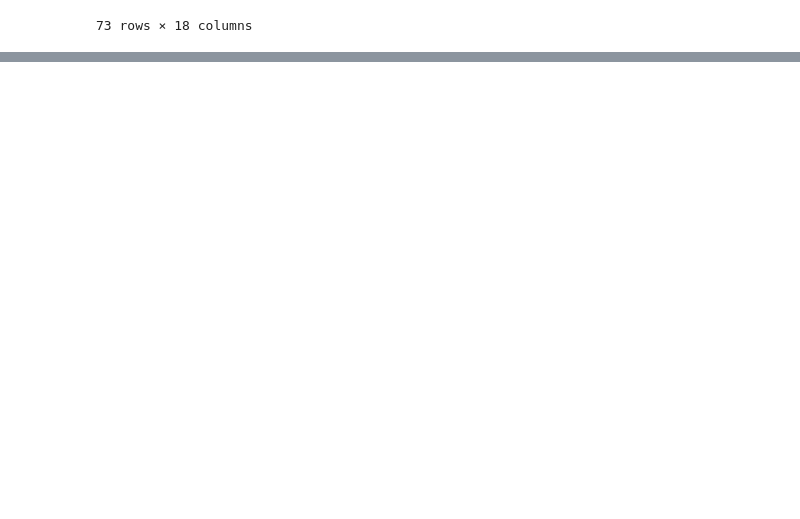
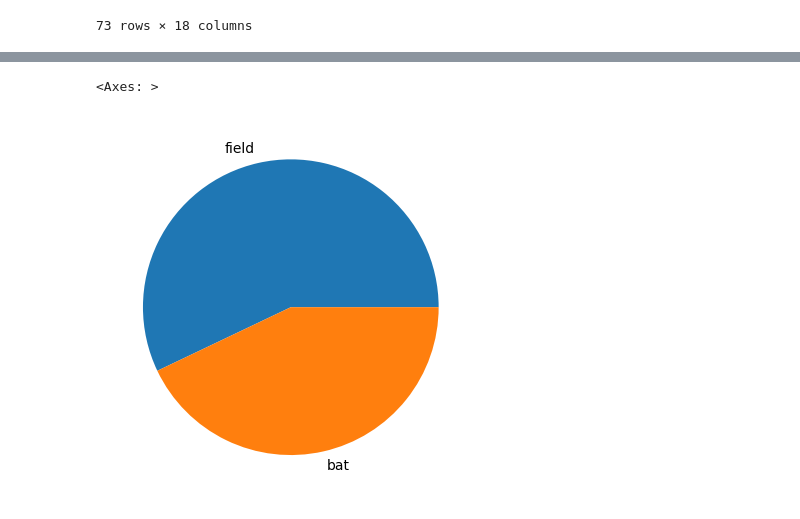
Before and after one commit to Hitesh-Ojha/learning, a Jupyter notebook: data science/pandas.ipynb, the cells around one changed output, grey strips where cells are left out. Cells and saved outputs as stored; diff of their text form; code cells hidden in the pictures; blank space fills up the shorter version.

```diff
--- a/data science/pandas.ipynb
+++ b/data science/pandas.ipynb
@@ -354,0 +395,6 @@ data[team_is_playing & winner_is]
+# %%
+
+data['toss_decision'].value_counts().plot(kind = 'pie')
+# %% [output]
+<Axes: >
+[figure, added]
```
Also changed, not shown: parts of 27 cells of this notebook.
